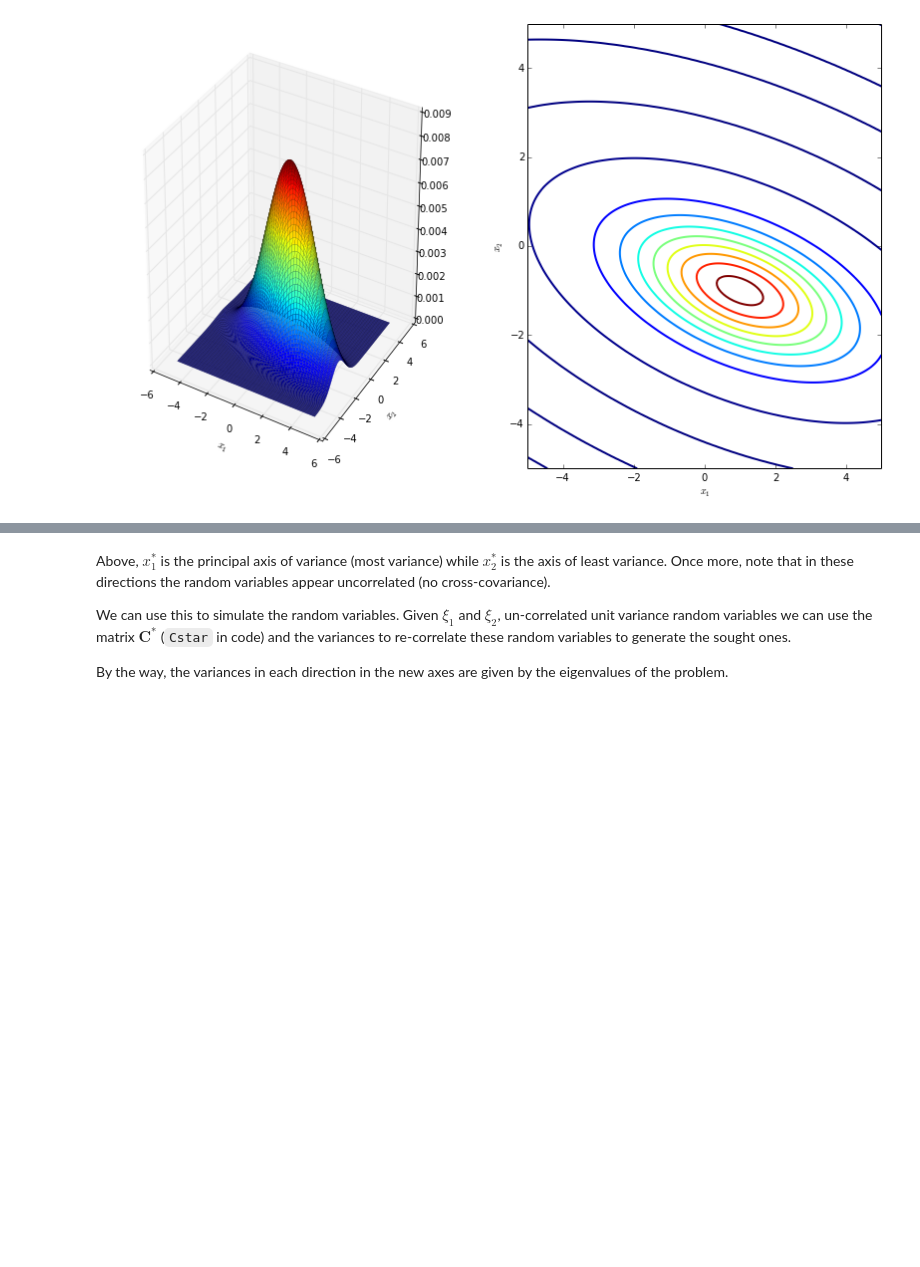
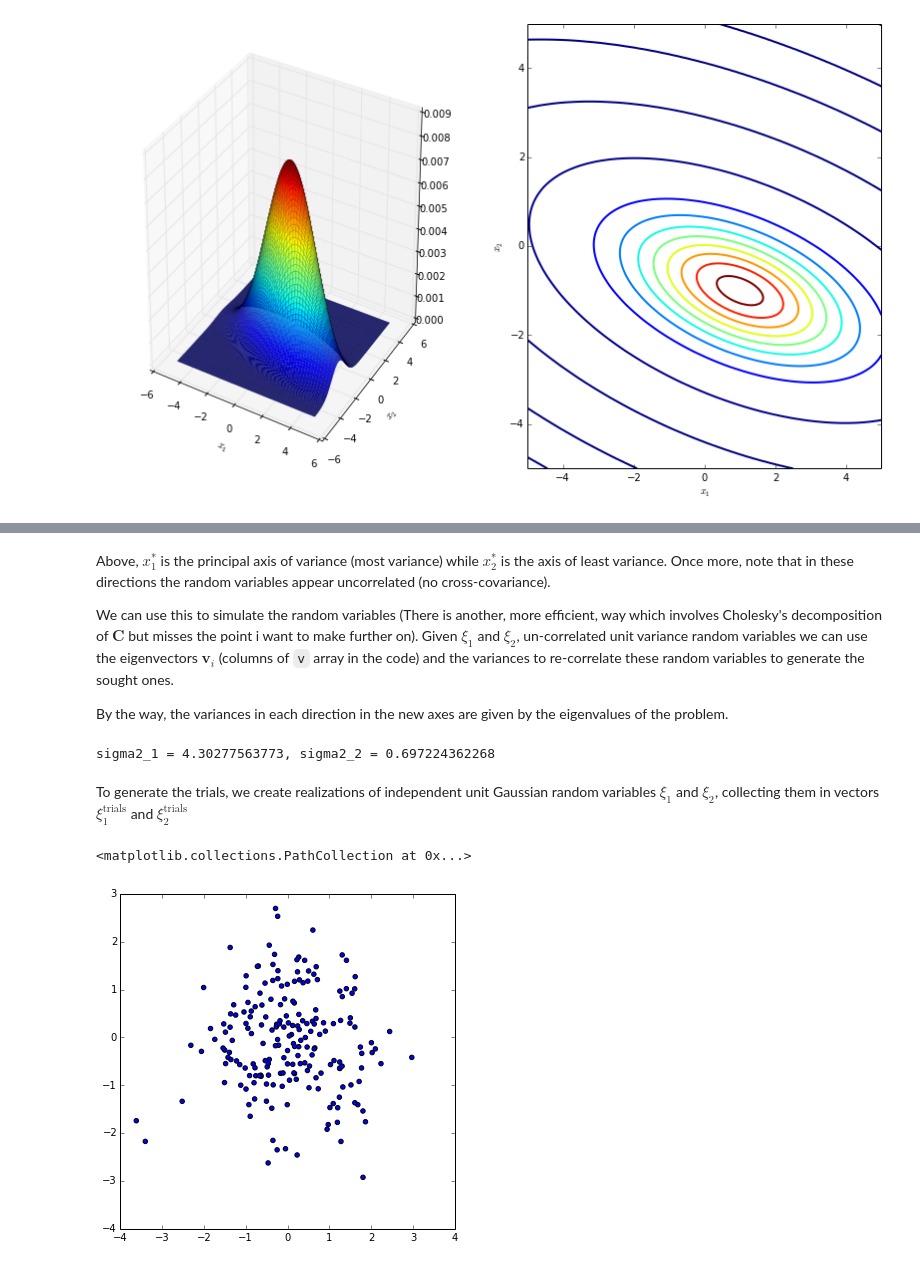
Before and after one commit to jaabell/jaabell, a Jupyter notebook: content/ipython_notebooks/sne02-demystifying-KL.ipynb, the cells around one changed output, grey strips where cells are left out. Cells and saved outputs as stored; diff of their text form; code cells hidden in the pictures; blank space fills up the shorter version.

```diff
--- a/content/ipython_notebooks/sne02-demystifying-KL.ipynb
+++ b/content/ipython_notebooks/sne02-demystifying-KL.ipynb
@@ -72,6 +88,21 @@ legend()
 # %% [markdown]
 Above, $x_1^*$ is the principal axis of variance (most variance) while $x_2^*$  is the axis of least variance. Once more, note that in these directions the random variables appear uncorrelated (no cross-covariance).
 
-We can use this to simulate the random variables. Given $\xi_1$ and $\xi_2$, un-correlated unit variance random variables we can use the matrix $\mathbf{C}^*$ (`Cstar` in code) and the variances to re-correlate these random variables to generate the sought ones.
+We can use this to simulate the random variables (There is another, more efficient, way which involves Cholesky's decomposition of $\mathbf{C}$ but misses the point i want to make further on). Given $\xi_1$ and $\xi_2$, un-correlated unit variance random variables we can use the eigenvectors $\mathbf{v}_i$ (columns of `v` array in the code) and the variances to re-correlate these random variables to generate the sought ones.
 
 By the way, the variances in each direction in the new axes are given by the eigenvalues of the problem.
+# %%
+print "sigma2_1 = {}, sigma2_2 = {}".format(sigma2[0],sigma2[1])
+# %% [output]
+sigma2_1 = 4.30277563773, sigma2_2 = 0.697224362268
+# %% [markdown]
+To generate the trials, we create realizations of independent unit Gaussian random variables $\xi_1$ and $\xi_2$, collecting them in vectors $\xi_1^{\text{trials}}$ and $\xi_2^{\text{trials}}$
+# %%
+Ntrials = 200
+xi1_trials = randn(Ntrials)
+xi2_trials = randn(Ntrials)
+figsize(6,6)
+scatter(xi1_trials,xi2_trials)
+# %% [output]
+<matplotlib.collections.PathCollection at 0x...>
+[figure, added]
```
Also changed, not shown: parts of 23 cells of this notebook, 7 other files.
